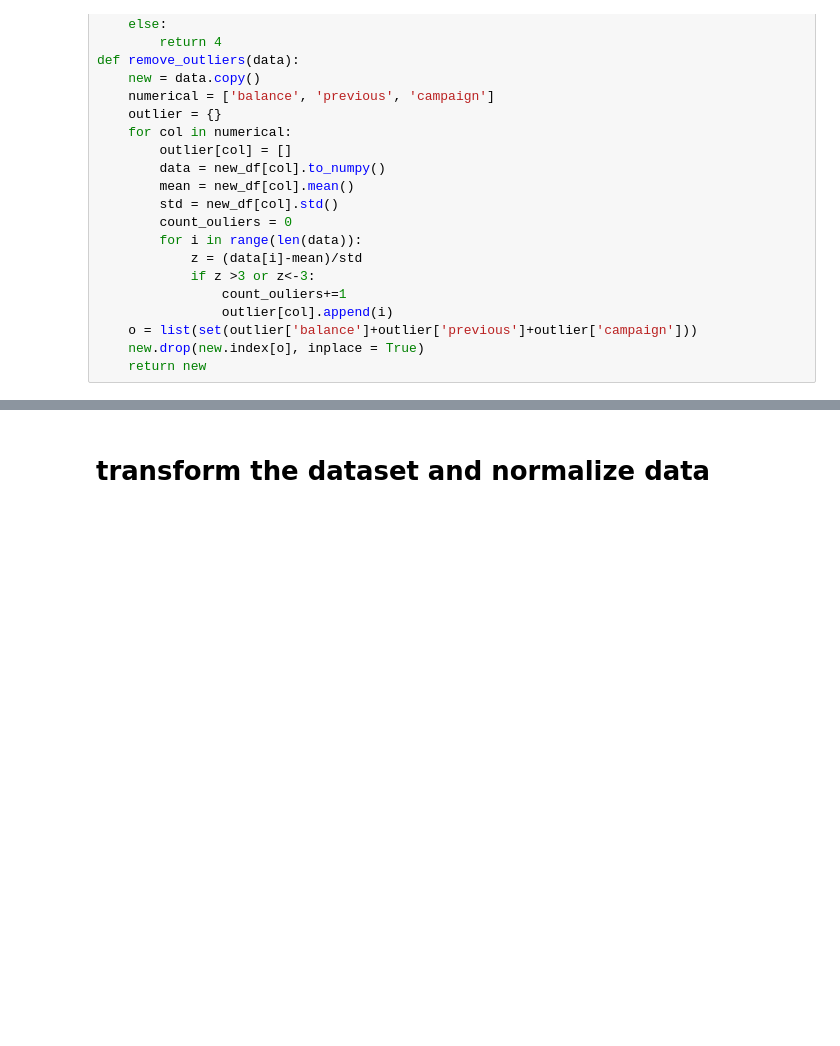
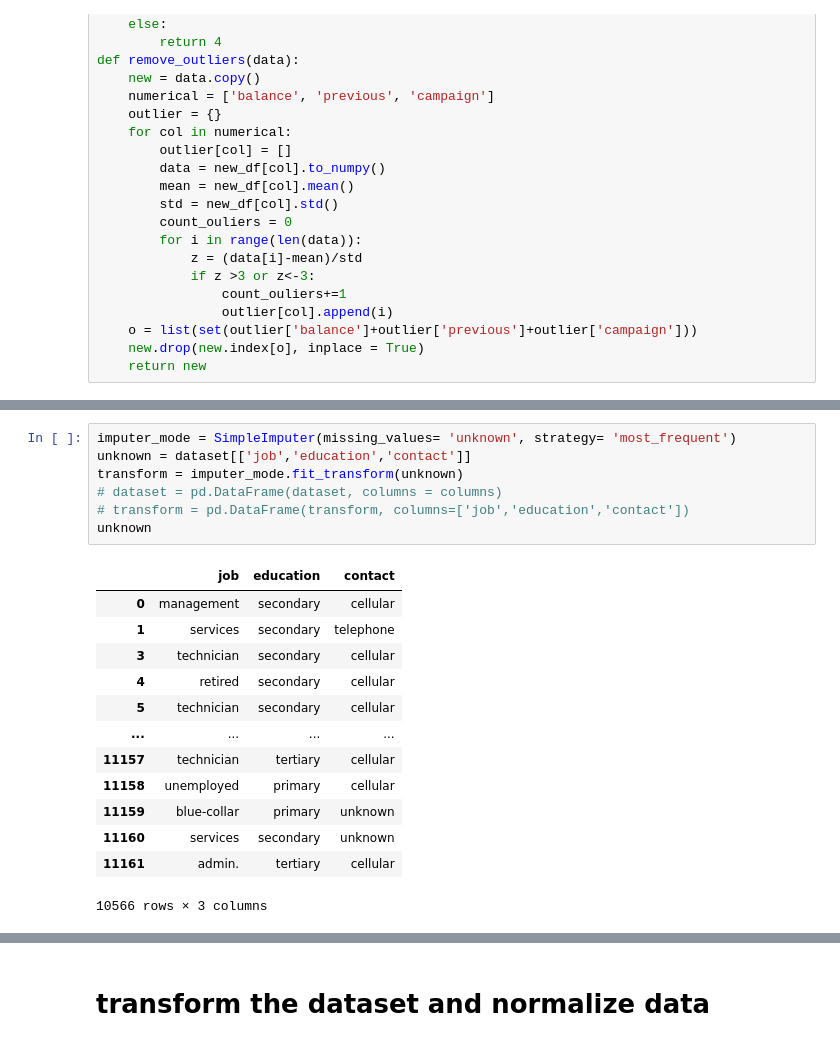
Before and after one commit to duongDSAI64/ML-miniproject, a Jupyter notebook: project.ipynb, the cells around one changed output, grey strips where cells are left out. Cells and saved outputs as stored; diff of their text form; blank space fills up the shorter version.

```diff
--- a/project.ipynb
+++ b/project.ipynb
@@ -341,0 +351,21 @@ for col in numerical:
+# %%
+imputer_mode = SimpleImputer(missing_values= 'unknown', strategy= 'most_frequent')
+unknown = dataset[['job','education','contact']]
+transform = imputer_mode.fit_transform(unknown)
+# dataset = pd.DataFrame(dataset, columns = columns)
+# transform = pd.DataFrame(transform, columns=['job','education','contact'])
+unknown
+# %% [output]
+|  | job | education | contact |
+| 0 | management | secondary | cellular |
+| 1 | services | secondary | telephone |
+| 3 | technician | secondary | cellular |
+| 4 | retired | secondary | cellular |
+| 5 | technician | secondary | cellular |
+| ... | ... | ... | ... |
+| 11157 | technician | tertiary | cellular |
+| 11158 | unemployed | primary | cellular |
+| 11159 | blue-collar | primary | unknown |
+| 11160 | services | secondary | unknown |
+| 11161 | admin. | tertiary | cellular |
+10566 rows × 3 columns
```
Also changed, not shown: parts of 6 cells of this notebook.
